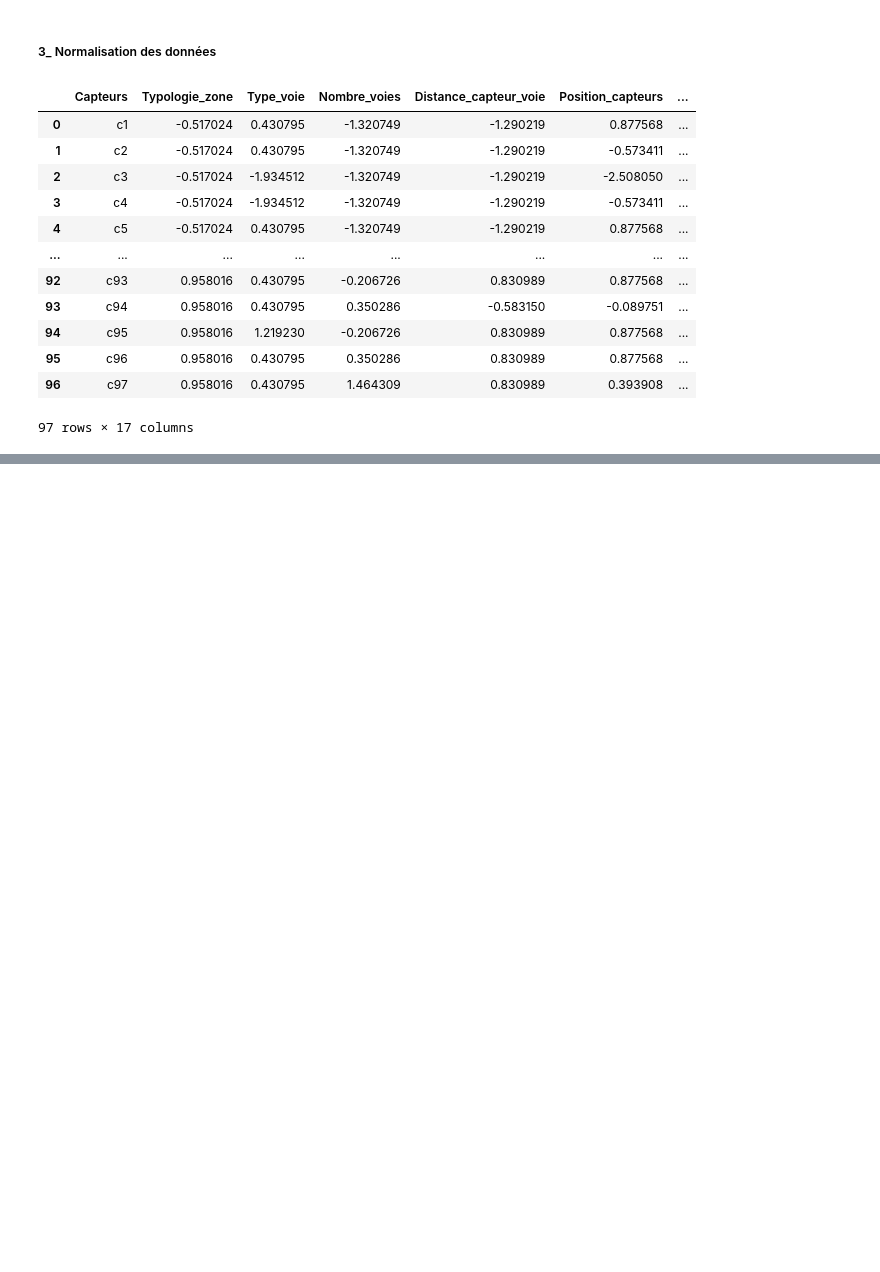
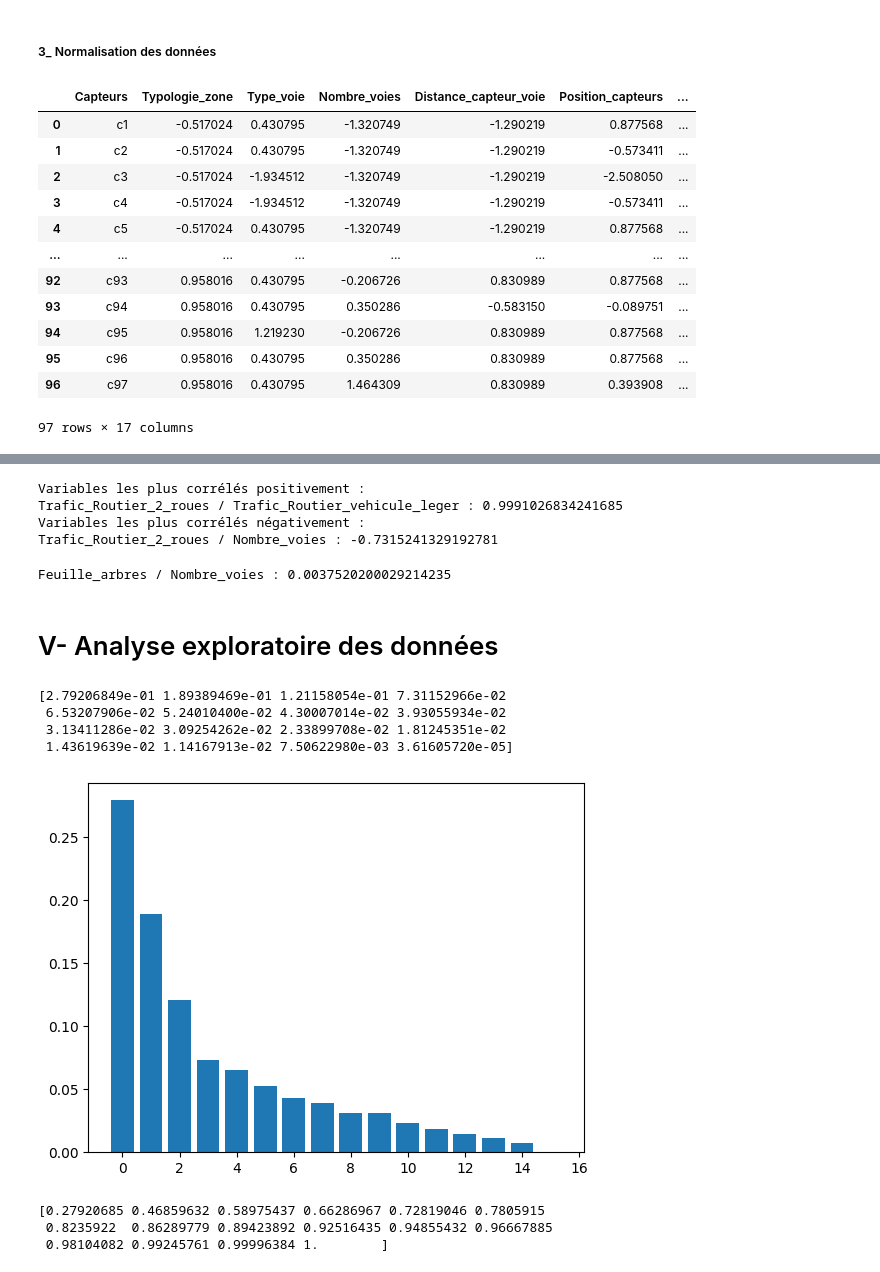
Before and after one commit to TLeandre/Categorisation-de-capteurs-de-pollution, a Jupyter notebook: scripts/Projet_Odata.ipynb, the cells around one changed output, grey strips where cells are left out. Saved outputs shown, nothing was run; the diff lists cells and outputs as text; code cells hidden in the pictures; blank space fills up the shorter version.

```diff
--- a/scripts/Projet_Odata.ipynb
+++ b/scripts/Projet_Odata.ipynb
@@ -268,0 +414,34 @@ donnees_env_normees
+# %%
+matrice_corr = donnees_env_normees.corr()
+matrice_corr_sup = np.triu(matrice_corr, k=1)
+
+# Recherche des variables les plus corrélés positivement
+maximum_corr = np.max(matrice_corr_sup)
+indice_max = np.unravel_index(np.argmax(matrice_corr_sup), matrice_corr_sup.shape)
+ligne_max, colonne_max = indice_max
+
+# Recherche des variables les plus corrélés négativement
+indice_min = np.unravel_index(np.argmin(matrice_corr_sup), matrice_corr_sup.shape)
+ligne_min, colonne_min = indice_min
+minimum_corr = np.min(matrice_corr_sup)
+
+print("Variables les plus corrélés positivement : ")
+print(matrice_corr.columns[colonne_max] + " / " + matrice_corr.index[ligne_max]  + " : " + str(maximum_corr))
+print("Variables les plus corrélés négativement : ")
+print(matrice_corr.columns[colonne_min] + " / " + matrice_corr.index[ligne_min] + " : " + str(minimum_corr))
+# %% [output]
+Variables les plus corrélés positivement :
+Trafic_Routier_2_roues / Trafic_Routier_vehicule_leger : 0.9991026834241685
+Variables les plus corrélés négativement :
+Trafic_Routier_2_roues / Nombre_voies : -0.7315241329192781
+# %%
+# Obtenir les indices des données les moins corrélées
+indice_min = np.unravel_index(np.argmin(np.abs(matrice_corr)), matrice_corr.shape)
+ligne_min, colonne_min = indice_min
+minimum_corr = np.min(np.abs(matrice_corr))
+
+print(matrice_corr.columns[colonne_min] + " / " + matrice_corr.index[ligne_min] + " : " + str(minimum_corr))
+# %% [output]
+Feuille_arbres / Nombre_voies : 0.0037520200029214235
+# %% [markdown]
+# V- Analyse exploratoire des données
@@ -268,0 +450,18 @@ donnees_env_normees
+# %%
+print(pca.explained_variance_ratio_)
+x = np.arange(0, len(pca.explained_variance_ratio_), 1)
+y = pca.explained_variance_ratio_
+plt.bar(x, y)
+plt.show()
+# %% [output]
+[2.79206849e-01 1.89389469e-01 1.21158054e-01 7.31152966e-02
+ 6.53207906e-02 5.24010400e-02 4.30007014e-02 3.93055934e-02
+ 3.13411286e-02 3.09254262e-02 2.33899708e-02 1.81245351e-02
+ 1.43619639e-02 1.14167913e-02 7.50622980e-03 3.61605720e-05]
+[figure, added]
+# %%
+print(np.cumsum(pca.explained_variance_ratio_))
+# %% [output]
+[0.27920685 0.46859632 0.58975437 0.66286967 0.72819046 0.7805915
+ 0.8235922  0.86289779 0.89423892 0.92516435 0.94855432 0.96667885
+ 0.98104082 0.99245761 0.99996384 1.        ]
```
Also changed, not shown: parts of 23 cells of this notebook, 2 other files.
